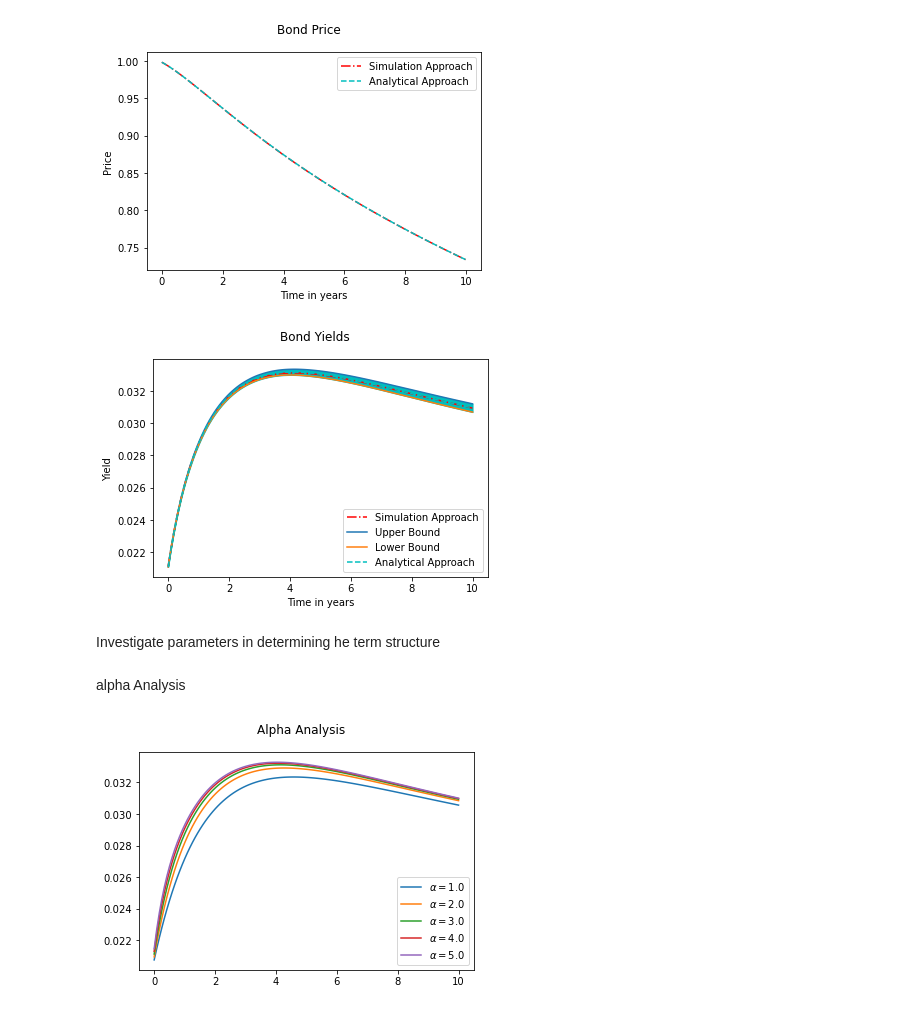
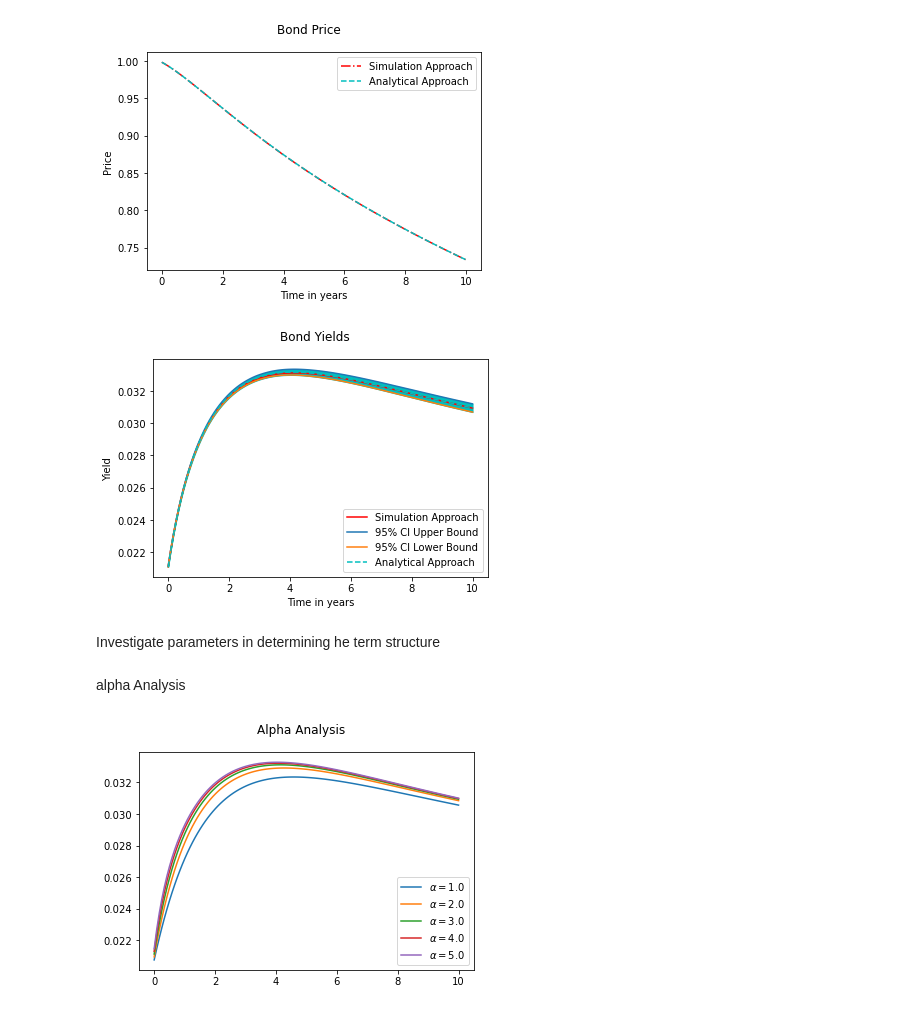
Before and after one commit to L00shui/Project3, a Jupyter notebook: Project3.ipynb, the cells around one changed output. Drawn from its saved outputs; the diff is of its cells as text; code cells hidden in the pictures.

```diff
--- a/Project3.ipynb
+++ b/Project3.ipynb
@@ -165,22 +165,22 @@ plt.show()
 # %% [output]
 [figure]
 # %%
-plt.plot(time,yt2,'-.',color='r',label='Simulation Approach')
-plt.plot(time,yt_upper,label='Upper Bound')
-plt.plot(time,yt_lower,label='Lower Bound')
+plt.plot(time,yt2,color='r',label='Simulation Approach')
+plt.plot(time,yt_upper,label='95% CI Upper Bound')
+plt.plot(time,yt_lower,label='95% CI Lower Bound')
 plt.plot(time,yt,'--',color='c',label='Analytical Approach')
 plt.legend()
 plt.fill_between(time, yt_upper, yt_lower, color='c')
 plt.xlabel('Time in years')
 plt.ylabel('Yield')
 plt.suptitle('Bond Yields')
 plt.show()
 # %% [output]
-[figure, old version]
+[figure, new version]
-# %% [markdown]
-Investigate parameters in determining he term structure
-# %% [markdown]
-alpha Analysis
+# %% [markdown]
+Investigate parameters in determining he term structure
+# %% [markdown]
+alpha Analysis
 # %%
 x_0 = -0.005
 y_0 = 0.005
```
Also changed, not shown: parts of 16 cells of this notebook.
